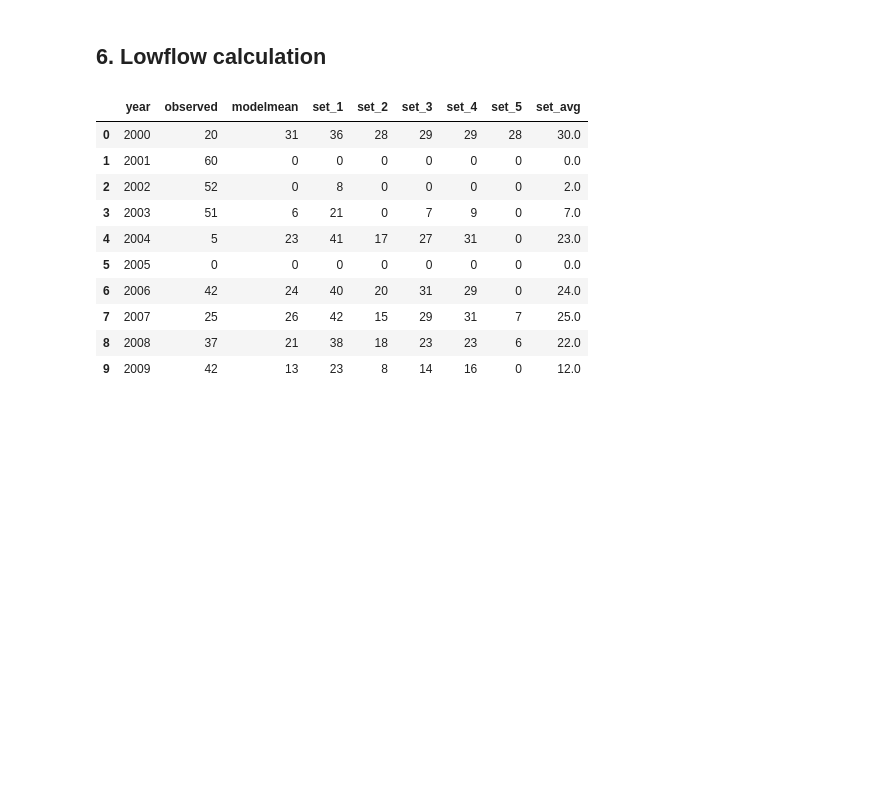
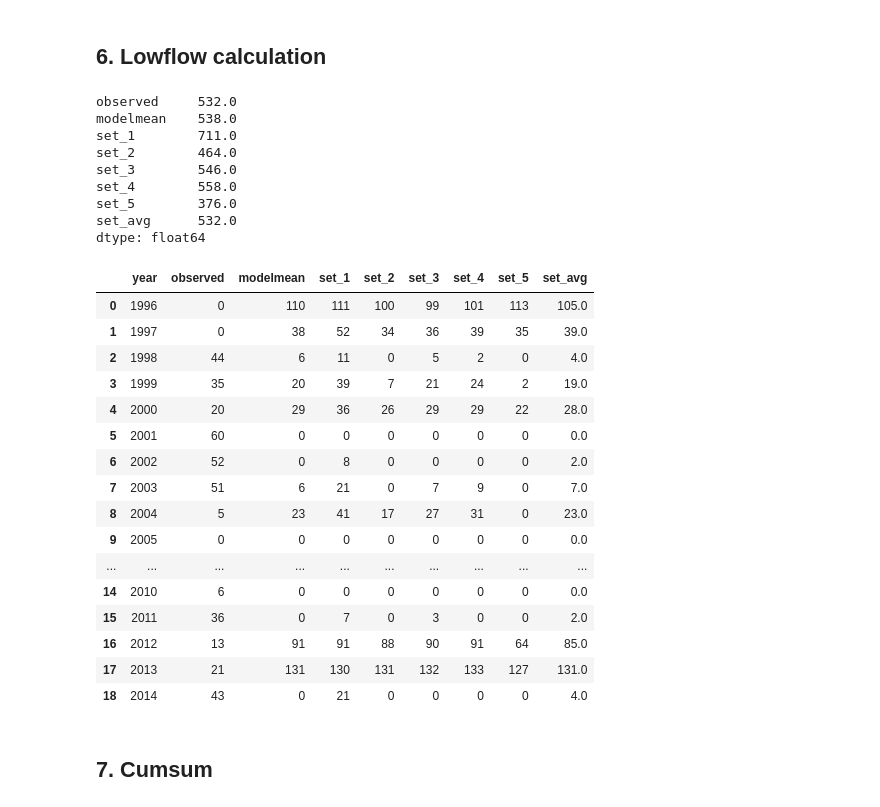
Before and after one commit to eWaterCycle/projects, a Jupyter notebook: Workyard/CMIP_Projections.ipynb, the cells around one changed output. Cells and saved outputs as stored; diff of their text form; code cells hidden in the pictures; blank space fills up the shorter version.

```diff
--- a/Workyard/CMIP_Projections.ipynb
+++ b/Workyard/CMIP_Projections.ipynb
@@ -111,19 +119,29 @@ plt.show()
 ### Generate/Load CMIP6 data
 # %%
 # Generate data
-CMIP_dataset = {'dataset': 'MPI-ESM1-2-HR', 'project': 'CMIP6', 'grid' : 'gn', 'exp': 'historical', 'ensemble': 'r1i1p1f1'}
+# CMIP_dataset = {'dataset': 'MPI-ESM1-2-HR', 'project': 'CMIP6', 'grid' : 'gn', 'exp': 'historical', 'ensemble': 'r1i1p1f1'}
 
-CMIP_forcing = ewatercycle.forcing.sources["LumpedMakkinkForcing"].generate(
-    dataset=CMIP_dataset,
-   start_time=validation_start,
-   end_time=validation_end,
-   shape=shape_file,
-)
+# CMIP_forcing = ewatercycle.forcing.sources["LumpedMakkinkForcing"].generate(
+#     dataset=CMIP_dataset,
+#    start_time=validation_start,
+#    end_time=validation_end,
+#    shape=shape_file,
+# )
+# CMIP_forcing_QDM = ewatercycle.forcing.sources["LumpedMakkinkForcing"].generate(
+#     dataset=CMIP_dataset,
+#    start_time=validation_start,
+#    end_time=validation_end,
+#    shape=shape_file,
+# )
 
 # Load data
 
 ERA5_forcing = ewatercycle.forcing.sources["LumpedMakkinkForcing"].load(directory=forcing_path_ERA5)
 
+CMIP_forcing = ewatercycle.forcing.sources["LumpedMakkinkForcing"].load(directory=forcing_path_CMIP)
+
+# QDM_forcing = ewatercycle.forcing.sources["LumpedMakkinkForcing"].load(directory=forcing_path_QDM)
+
 print(ERA5_forcing)
 # %% [output]
 LumpedMakkinkForcing(
@@ -481,7 +539,6 @@ def lowflow_counter_ensemble(ensemble_data, start_date, end_date):
 
         # Count observed lowflow days
         for j in range(len(year_data)):
-
             observed_q = year_data.iloc[j]["Observed discharge"]
 
             if observed_q < q_critical:
@@ -489,7 +546,6 @@ def lowflow_counter_ensemble(ensemble_data, start_date, end_date):
 
         # Count model mean lowflow days
         for j in range(len(year_data)):
-
             modelmean_q = year_data.iloc[j]["Mean"]
 
             if modelmean_q < q_critical:
@@ -497,11 +553,9 @@ def lowflow_counter_ensemble(ensemble_data, start_date, end_date):
 
         # Count modelled lowflow days
         for j in range(len(par_ensemble)):
-
             set_lowflow_days = 0
 
             for k in range(len(year_data)):
-
                 set_q = year_data.iloc[k][f"Set {j+1}"]
 
                 if set_q < q_critical:
@@ -525,28 +579,55 @@ def lowflow_counter_ensemble(ensemble_data, start_date, end_date):
 
     lowflow_days = pd.DataFrame(lowflow_days)
 
+    days_sum = lowflow_days[["observed", "modelmean", "set_1", "set_2", "set_3", "set_4", "set_5", "set_avg"]].sum()
+
+    print(days_sum)
+
     return lowflow_days
 # %%
-# lowflow_counter_ensemble(
+# lowflow_ERA5 = lowflow_counter_ensemble(
 #     ensemble_data=ensemble_data_ERA5,
 #     start_date=evaluation_start,
 #     end_date=validation_end_date
 # )
 
-lowflow_counter_ensemble(
+lowflow_CMIP = lowflow_counter_ensemble(
     ensemble_data=ensemble_data_CMIP,
     start_date=evaluation_start,
     end_date=validation_end_date
 )
+
+# lowflow_counter_ensemble(
+#     ensemble_data=ensemble_data_QDM,
+#     start_date=evaluation_start,
+#     end_date=validation_end_date
+# )
 # %% [output]
+observed     532.0
+modelmean    538.0
+set_1        711.0
+set_2        464.0
+set_3        546.0
+set_4        558.0
+set_5        376.0
+set_avg      532.0
+dtype: float64
 |  | year | observed | modelmean | set_1 | set_2 | set_3 | set_4 | set_5 | set_avg |
-| 0 | 2000 | 20 | 31 | 36 | 28 | 29 | 29 | 28 | 30.0 |
-| 1 | 2001 | 60 | 0 | 0 | 0 | 0 | 0 | 0 | 0.0 |
-| 2 | 2002 | 52 | 0 | 8 | 0 | 0 | 0 | 0 | 2.0 |
-| 3 | 2003 | 51 | 6 | 21 | 0 | 7 | 9 | 0 | 7.0 |
-| 4 | 2004 | 5 | 23 | 41 | 17 | 27 | 31 | 0 | 23.0 |
-| 5 | 2005 | 0 | 0 | 0 | 0 | 0 | 0 | 0 | 0.0 |
-| 6 | 2006 | 42 | 24 | 40 | 20 | 31 | 29 | 0 | 24.0 |
-| 7 | 2007 | 25 | 26 | 42 | 15 | 29 | 31 | 7 | 25.0 |
-| 8 | 2008 | 37 | 21 | 38 | 18 | 23 | 23 | 6 | 22.0 |
-| 9 | 2009 | 42 | 13 | 23 | 8 | 14 | 16 | 0 | 12.0 |
+| 0 | 1996 | 0 | 110 | 111 | 100 | 99 | 101 | 113 | 105.0 |
+| 1 | 1997 | 0 | 38 | 52 | 34 | 36 | 39 | 35 | 39.0 |
+| 2 | 1998 | 44 | 6 | 11 | 0 | 5 | 2 | 0 | 4.0 |
+| 3 | 1999 | 35 | 20 | 39 | 7 | 21 | 24 | 2 | 19.0 |
+| 4 | 2000 | 20 | 29 | 36 | 26 | 29 | 29 | 22 | 28.0 |
+| 5 | 2001 | 60 | 0 | 0 | 0 | 0 | 0 | 0 | 0.0 |
+| 6 | 2002 | 52 | 0 | 8 | 0 | 0 | 0 | 0 | 2.0 |
+| 7 | 2003 | 51 | 6 | 21 | 0 | 7 | 9 | 0 | 7.0 |
+| 8 | 2004 | 5 | 23 | 41 | 17 | 27 | 31 | 0 | 23.0 |
+| 9 | 2005 | 0 | 0 | 0 | 0 | 0 | 0 | 0 | 0.0 |
+| ... | ... | ... | ... | ... | ... | ... | ... | ... | ... |
+| 14 | 2010 | 6 | 0 | 0 | 0 | 0 | 0 | 0 | 0.0 |
+| 15 | 2011 | 36 | 0 | 7 | 0 | 3 | 0 | 0 | 2.0 |
+| 16 | 2012 | 13 | 91 | 91 | 88 | 90 | 91 | 64 | 85.0 |
+| 17 | 2013 | 21 | 131 | 130 | 131 | 132 | 133 | 127 | 131.0 |
+| 18 | 2014 | 43 | 0 | 21 | 0 | 0 | 0 | 0 | 4.0 |
+# %% [markdown]
+## 7. Cumsum
```
Also changed, not shown: parts of 16 cells of this notebook.
